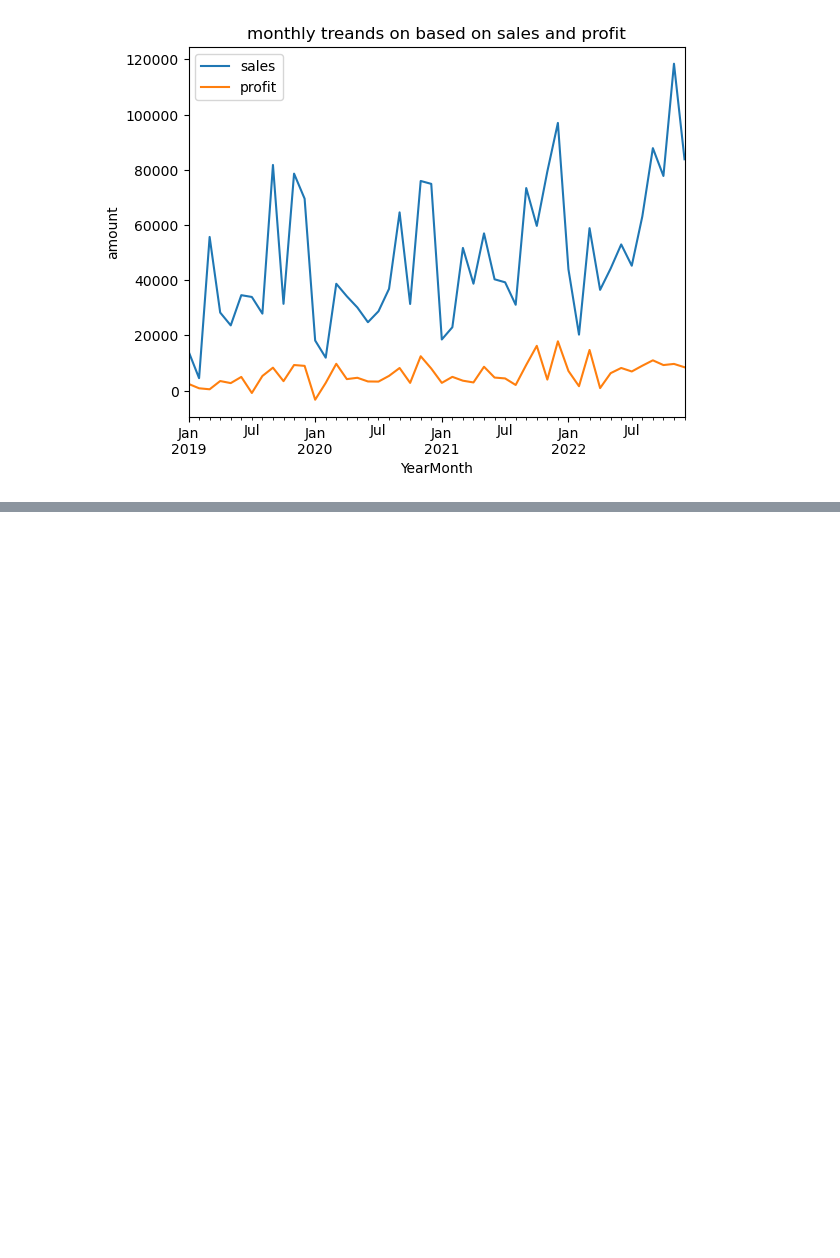
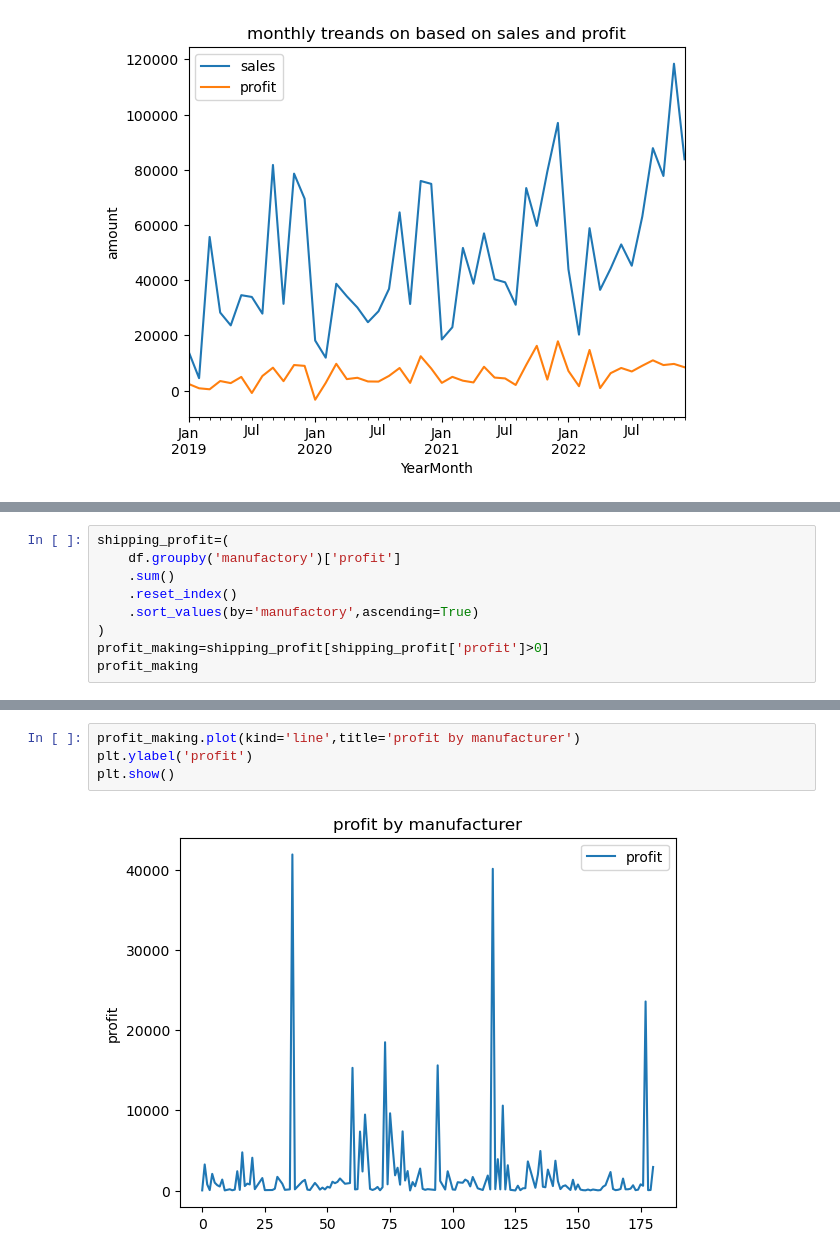
Before and after one commit to kitsune79/sales-trend-analysis, a Jupyter notebook: sales_trend_analysis.ipynb, the cells around one changed output, grey strips where cells are left out. Drawn from its saved outputs; the diff is of its cells as text; blank space fills up the shorter version.

```diff
--- a/sales_trend_analysis.ipynb
+++ b/sales_trend_analysis.ipynb
@@ -236,0 +262,9 @@ plt.show()
+# %%
+shipping_profit=(
+    df.groupby('manufactory')['profit']
+    .sum()
+    .reset_index()
+    .sort_values(by='manufactory',ascending=True)
+)
+profit_making=shipping_profit[shipping_profit['profit']>0]
+profit_making
@@ -236,0 +312,6 @@ plt.show()
+# %%
+profit_making.plot(kind='line',title='profit by manufacturer')
+plt.ylabel('profit')
+plt.show()
+# %% [output]
+[figure, added]
```
Also changed, not shown: parts of 12 cells of this notebook.
